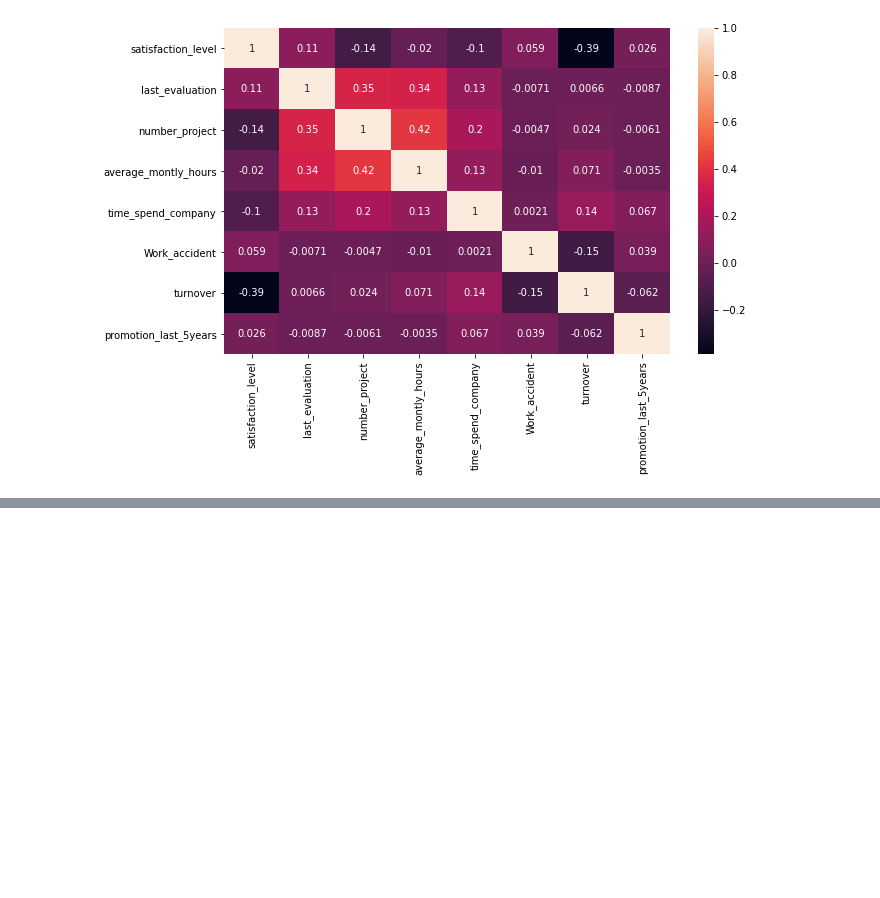
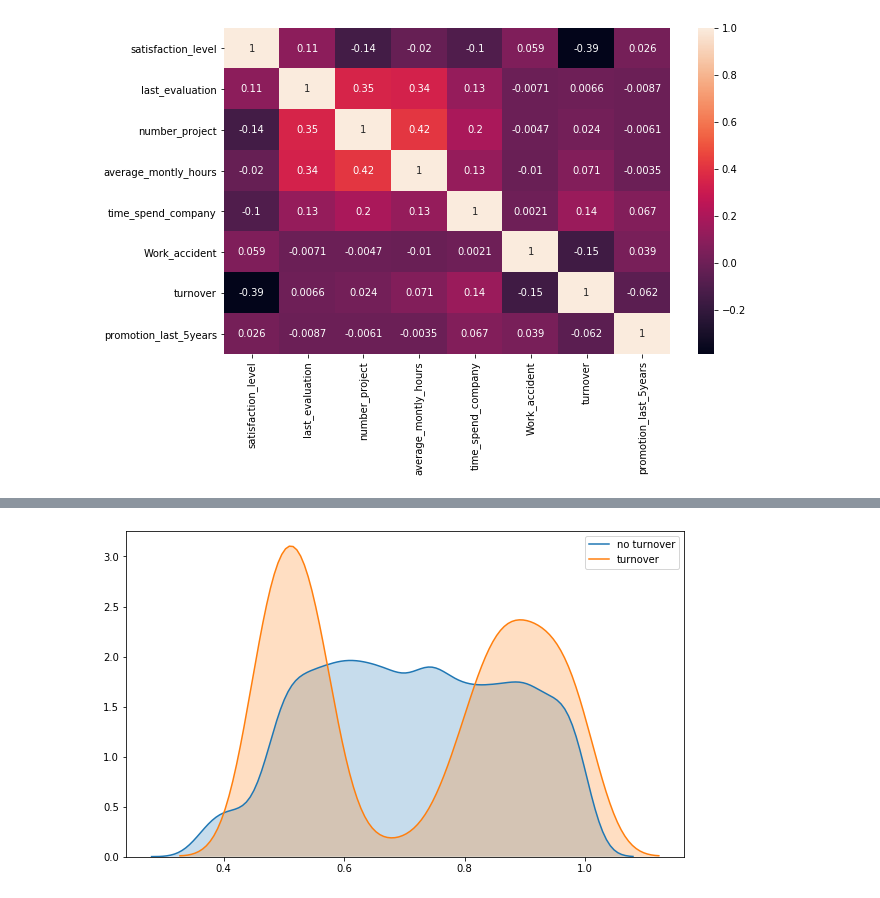
Before and after one commit to Ahsana-Ahffan/HR-Analytics, a Jupyter notebook: HR Analytics.ipynb, the cells around one changed output, grey strips where cells are left out. Cells and saved outputs as stored; diff of their text form; code cells hidden in the pictures; blank space fills up the shorter version.

```diff
--- a/HR Analytics.ipynb
+++ b/HR Analytics.ipynb
@@ -198,0 +152,4 @@ sns.countplot('Work_accident',data=df,hue='turnover')
+# %%
+kdeplot('last_evaluation')
+# %% [output]
+[figure, added]
```
Also changed, not shown: parts of 36 cells of this notebook.
